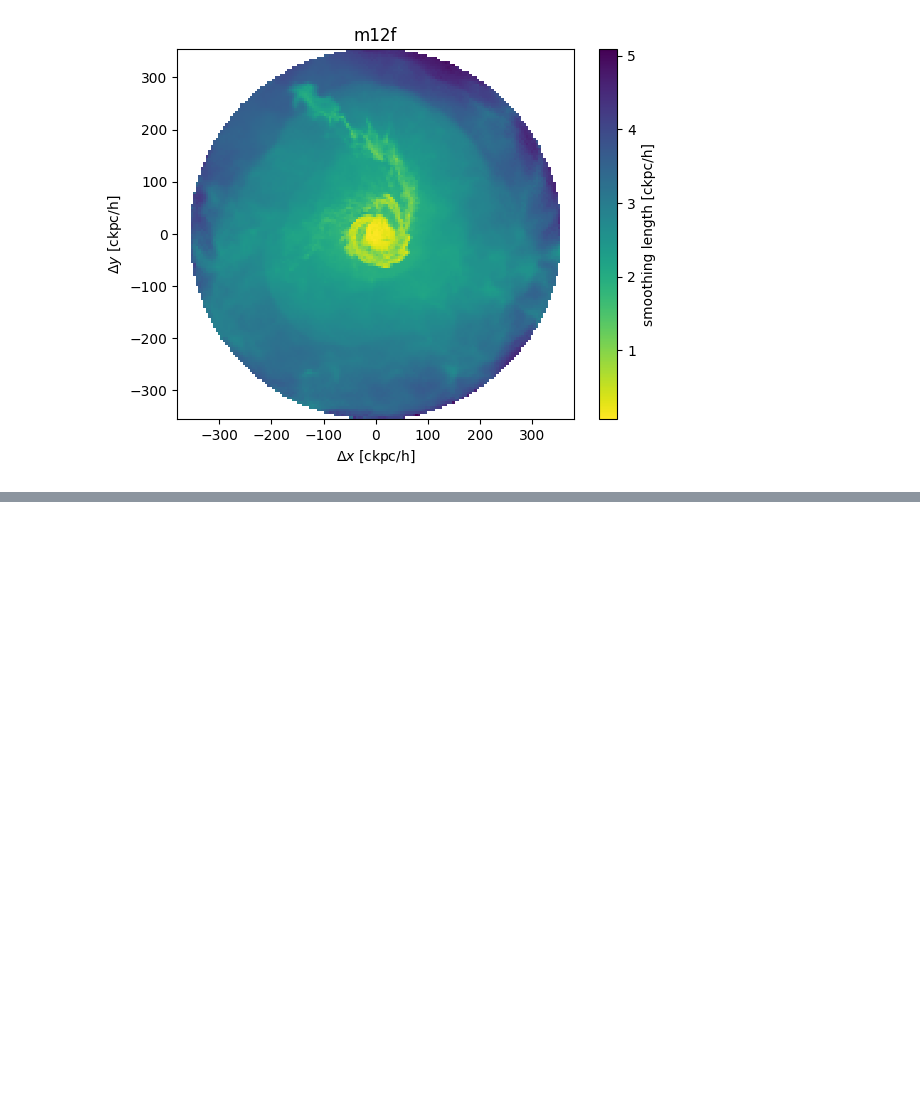
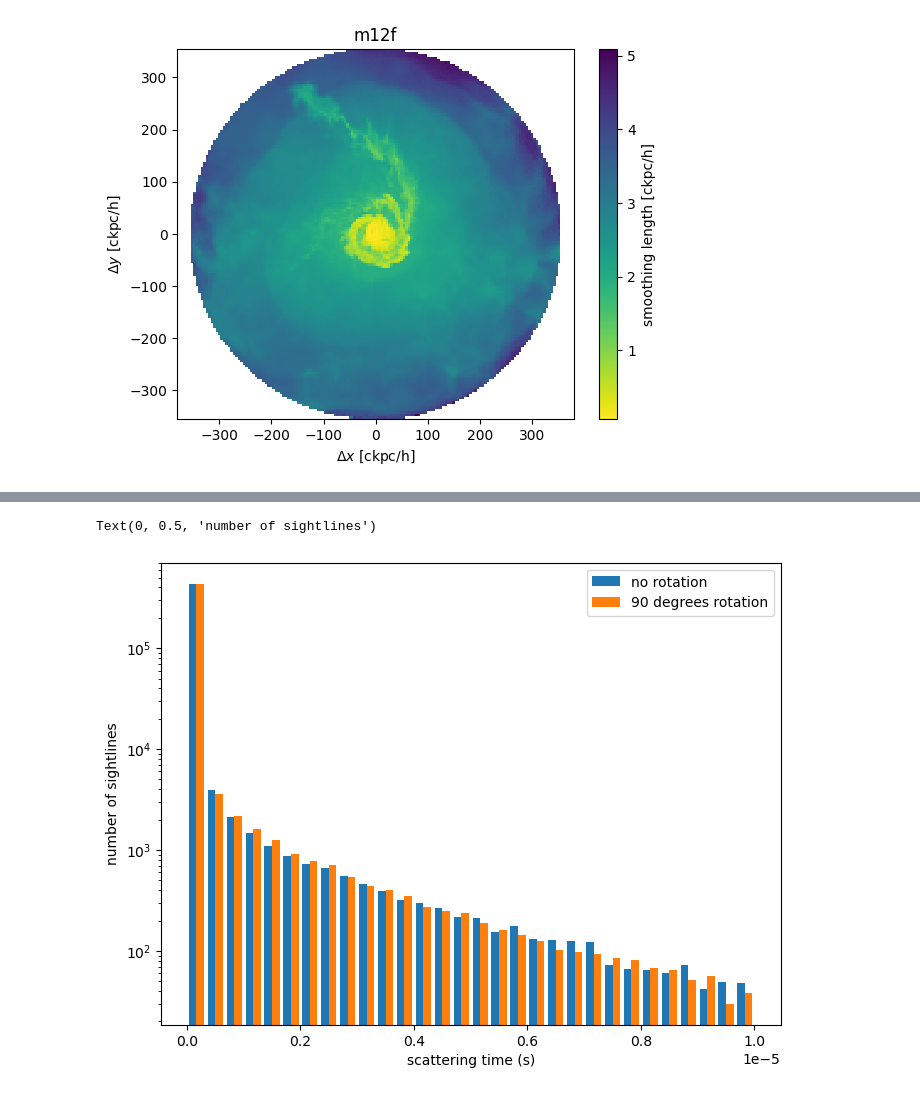
Before and after one commit to zimizh/frb_cgm_scattering, a Jupyter notebook: notebooks/plot.ipynb, the cells around one changed output, grey strips where cells are left out. Drawn from its saved outputs; the diff is of its cells as text; code cells hidden in the pictures; blank space fills up the shorter version.

```diff
--- a/notebooks/plot.ipynb
+++ b/notebooks/plot.ipynb
@@ -308,0 +133,12 @@ Text(0.5, 0, 'ckpc/h')
+# %%
+# distribution of scattering times
+
+plt.figure(figsize=(8, 6))
+
+plt.hist([rot0, rot90], bins = 30, label=['no rotation', '90 degrees rotation'], log = True, range = [0, 1e-5])
+plt.legend(loc='upper right')
+plt.xlabel('scattering time (s)')
+plt.ylabel('number of sightlines')
+# %% [output]
+Text(0, 0.5, 'number of sightlines')
+[figure, added]
```
Also changed, not shown: parts of 41 cells of this notebook, 15 other files.
